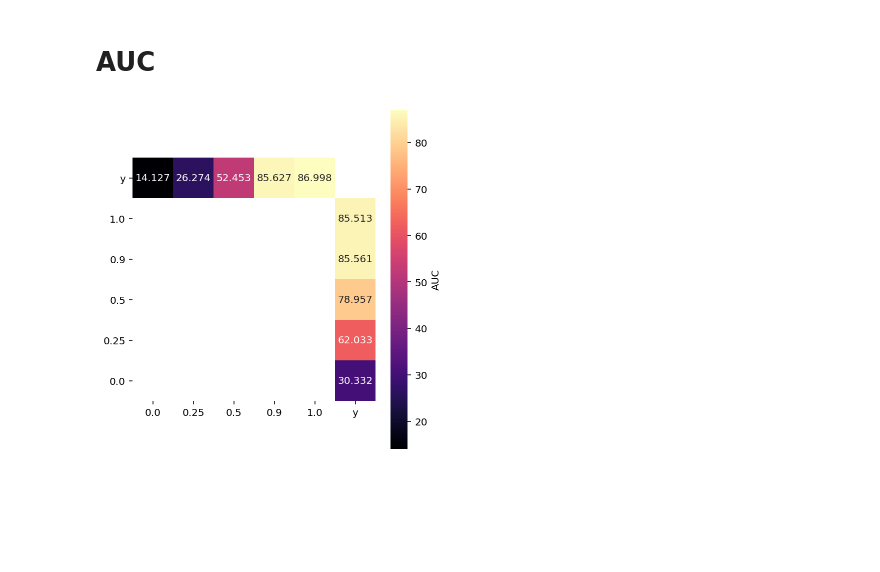
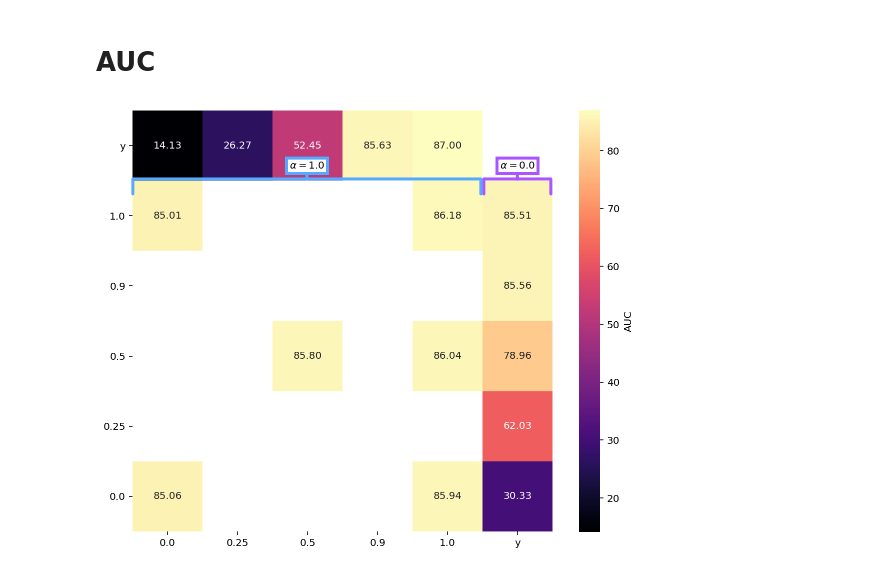
Before and after one commit to michael-iuzzolino/CascadedPoseEstimation, a Jupyter notebook: Analysis.ipynb, the cells around one changed output. Cells and saved outputs as stored; diff of their text form; code cells hidden in the pictures; blank space fills up the shorter version.

```diff
--- a/Analysis.ipynb
+++ b/Analysis.ipynb
@@ -215,11 +221,13 @@ for path in all_result_paths:
   if not result.shape:
     result = [result]
   basename = os.path.basename(os.path.dirname(path))
+  exp_name = "TD" + basename.split("__TD")[1]
 
   if "distill" in basename:
     distillation = True
-    teacher_td = basename.split("__distill_td_")[1]
-    student_td = basename.split("__distill_td_")[0].split("__td_")[1]
+    teacher_td = basename.split("__distill__TD_")[1]
+    student_td = basename.split("__distill__TD_")[0].split("__TD_")[1]
+    exp_name += f"__TD_{teacher_td}"
   else:
     distillation = False
     if "double" in basename:
@@ -229,7 +237,7 @@ for path in all_result_paths:
       teacher_td = "y"
       student_td = basename.split("__TD_")[1].split(".yaml")[0]
 
-  exp_name = "TD" + basename.split("__TD")[1]
+
   for t, val in enumerate(result):
     df_dict["exp_name"].append(exp_name)
     df_dict["t"].append(t)
@@ -315,47 +383,71 @@ auc_df = pd.DataFrame(df_dict)
 # %%
 VMIN = None
 VMAX = None
-CBAR_SHRINK_FACTOR = 1.0
+CBAR_SHRINK_FACTOR = 0.76
 TRANSPOSE = True
-plt.figure(figsize=(5,5))
+plt.figure(figsize=(8,8))
 
 # Pivot table
 result = auc_df.pivot(
   index="teacher_td_lambda",
   columns="student_td_lambda",
   values="auc"
 ).T
 
-
-# Resort columns
-# cols = np.roll(result.columns.tolist(), -1)
-# result = result[cols]
-
 # Resort rows
 result = result.iloc[::-1]
 result = result.loc[result.index]
-
 
 VMAX = None # result.iloc[1:].values.max()
 
 # Mask
 mask = np.zeros_like(result)
 mask[np.where(result==0)] = True
 
 
 g = sns.heatmap(
     result,
     mask=mask,
     annot=True,
-    fmt="0.3f",
+    fmt="0.2f",
     cmap="magma",
     square=True,
     cbar_kws={"label": "AUC", "shrink": CBAR_SHRINK_FACTOR},
     vmin=VMIN,
     vmax=VMAX,
 )
+
+
+annot_y = 0.833
+text_dy = 0.025
+annot_cmap = plt.cm.cool(np.linspace(0, 1, 2+2))[1:-1]
+annot_color = "gray"
+annotate_plot(
+  g=g,
+  annot_text=r"$\alpha=1.0$",
+  annot_x=0.415,
+  annot_y=annot_y,
+  widthB=17.4,
+  annot_color=annot_cmap[0],
+  text_dy=text_dy,
+)
+annotate_plot(
+  g=g,
+  annot_text=r"$\alpha=0.0$",
+  annot_x=0.916,
+  annot_y=annot_y,
+  widthB=3.35,
+  annot_color=annot_cmap[1],
+  text_dy=text_dy,
+)
+
+
 g.set(xlabel="", ylabel="")
 plt.yticks(rotation=0)
 plt.tight_layout()
+
+pdf_save_path = os.path.join(figs_root, "auc_heatmap.pdf")
+plt.savefig(pdf_save_path, dpi=300)
+plt.savefig(pdf_save_path.replace(".pdf", ".png"), dpi=300)
 # %% [output]
-[figure, old version]
+[figure, new version]
```
Also changed, not shown: parts of 3 cells of this notebook, 12 other files.
